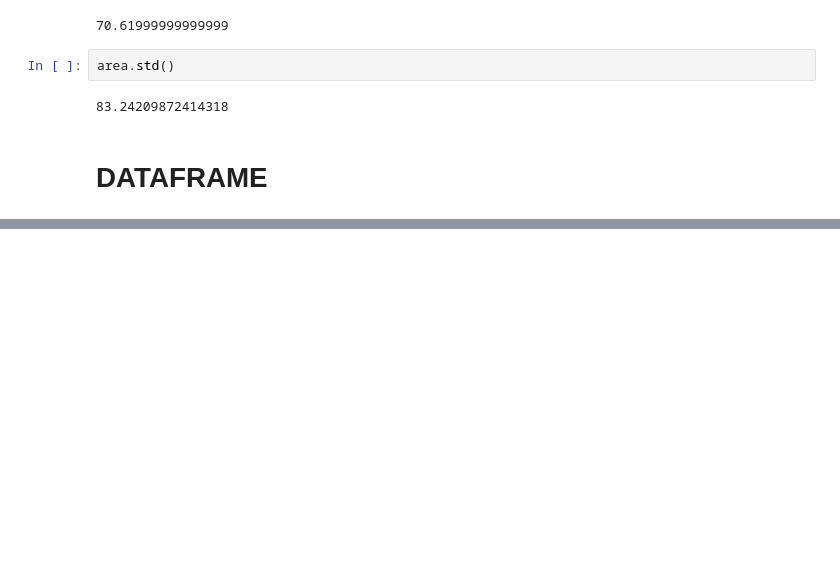
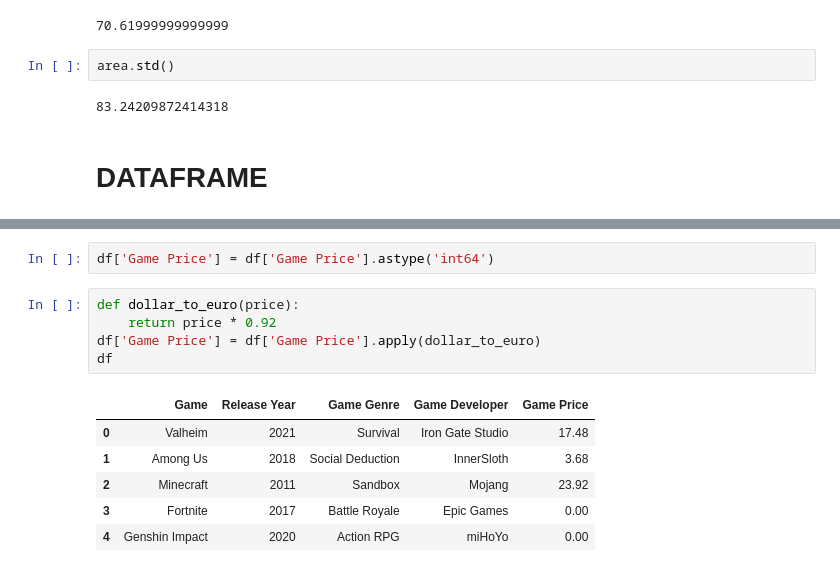
Before and after one commit to mohAhanin/Data-Analysis-bootcamp, a Jupyter notebook: bootcamp-Pandas Full Review.ipynb, the cells around one changed output, grey strips where cells are left out. Saved outputs shown, nothing was run; the diff lists cells and outputs as text; blank space fills up the shorter version.

```diff
--- a/bootcamp-Pandas Full Review.ipynb
+++ b/bootcamp-Pandas Full Review.ipynb
@@ -319,0 +510,14 @@ area.std()
+# %%
+df['Game Price'] = df['Game Price'].astype('int64')
+# %%
+def dollar_to_euro(price):
+    return price * 0.92
+df['Game Price'] = df['Game Price'].apply(dollar_to_euro)
+df
+# %% [output]
+|  | Game | Release Year | Game Genre | Game Developer | Game Price |
+| 0 | Valheim | 2021 | Survival | Iron Gate Studio | 17.48 |
+| 1 | Among Us | 2018 | Social Deduction | InnerSloth | 3.68 |
+| 2 | Minecraft | 2011 | Sandbox | Mojang | 23.92 |
+| 3 | Fortnite | 2017 | Battle Royale | Epic Games | 0.00 |
+| 4 | Genshin Impact | 2020 | Action RPG | miHoYo | 0.00 |
```
Also changed, not shown: parts of 33 cells of this notebook.
